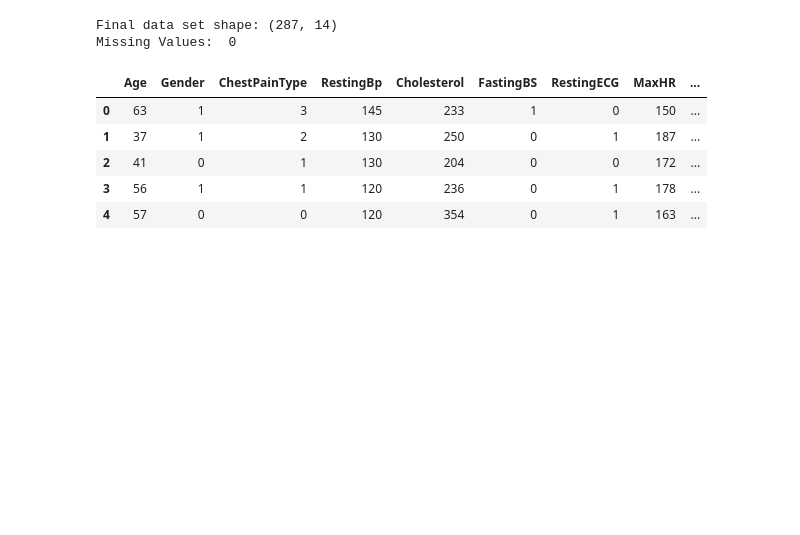
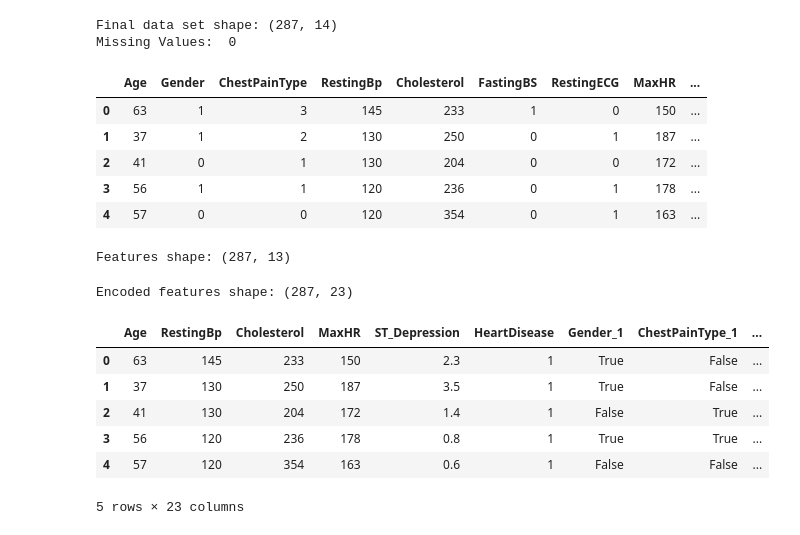
Before and after one commit to WDCNelushan/Heart-Disease-Prediction-System, a Jupyter notebook: heart_disease.ipynb, the cells around one changed output. Cells and saved outputs as stored; diff of their text form; code cells hidden in the pictures; blank space fills up the shorter version.

Commit message:
Completed the data preprocessing

```diff
--- a/heart_disease.ipynb
+++ b/heart_disease.ipynb
@@ -227,0 +235,28 @@ Missing Values:  0
+# %%
+# Seperating features and target variable
+X = data.drop('HeartDisease', axis=1)
+y = data['HeartDisease']
+print("Features shape:", X.shape)
+# %% [output]
+Features shape: (287, 13)
+# %%
+# Encoding categorical variables
+categorical_columns = ['Gender', 'ChestPainType', 'FastingBS', 'RestingECG', 'ExerciseEngage', 'ST_Slope', 'MajorVessels', 'Thalassemia']
+numerical_columns = ['Age', 'RestingBp', 'Cholesterol', 'MaxHR', 'ST_Depression']
+# %%
+from sklearn.preprocessing import OneHotEncoder, StandardScaler
+from sklearn.model_selection import train_test_split
+
+#encoding categorical variables using OneHotEncoder
+x_encoded = pa.get_dummies(data, columns=categorical_columns, drop_first=True)
+print("Encoded features shape:", x_encoded.shape)
+x_encoded.head()
+# %% [output]
+Encoded features shape: (287, 23)
+|  | Age | RestingBp | Cholesterol | MaxHR | ST_Depression | HeartDisease | Gender_1 | ChestPainType_1 | ... |
+| 0 | 63 | 145 | 233 | 150 | 2.3 | 1 | True | False | ... |
+| 1 | 37 | 130 | 250 | 187 | 3.5 | 1 | True | False | ... |
+| 2 | 41 | 130 | 204 | 172 | 1.4 | 1 | False | True | ... |
+| 3 | 56 | 120 | 236 | 178 | 0.8 | 1 | True | True | ... |
+| 4 | 57 | 120 | 354 | 163 | 0.6 | 1 | False | False | ... |
+5 rows × 23 columns
```
Also changed, not shown: parts of 3 cells of this notebook.
